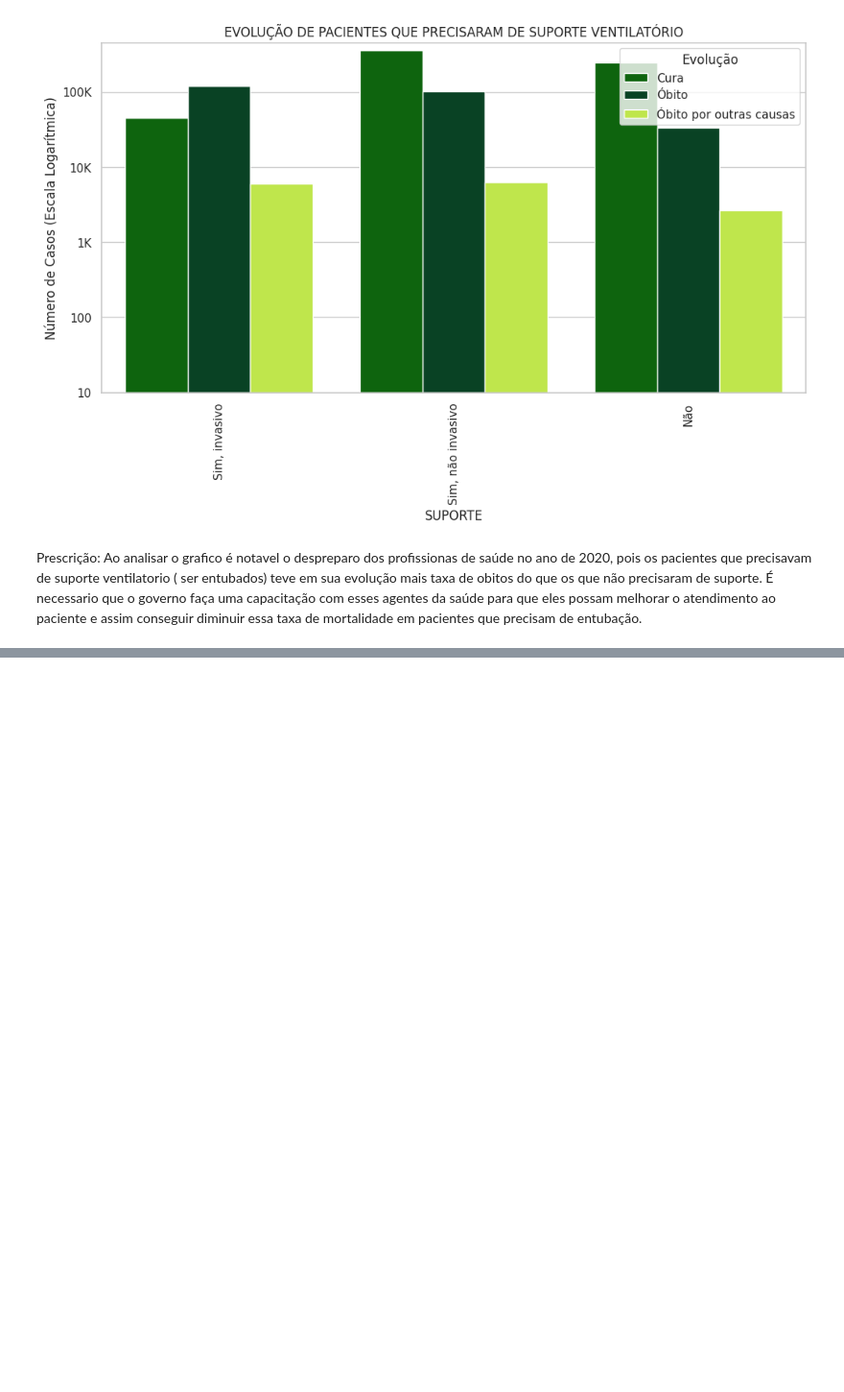
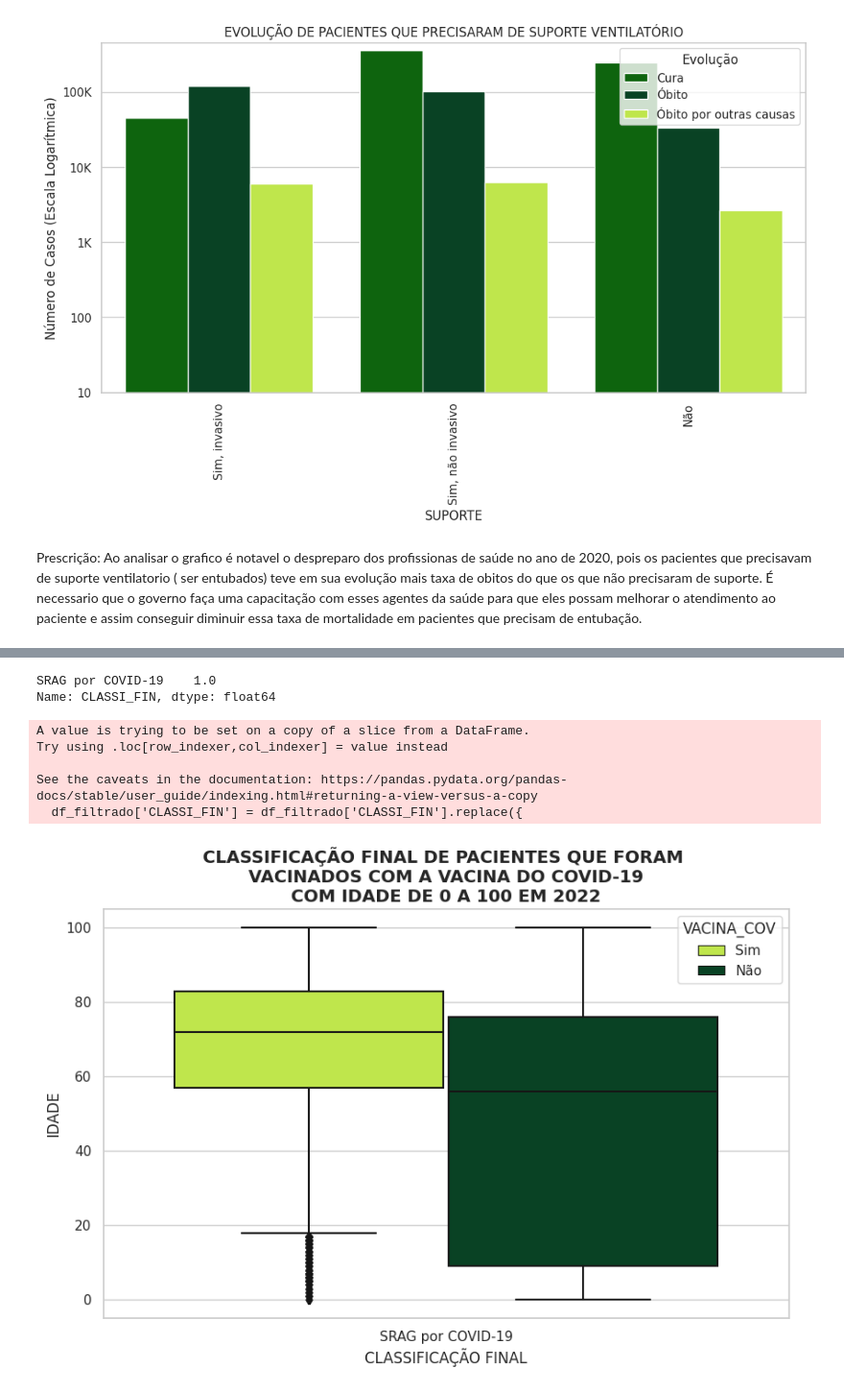
Before and after one commit to eloizalencar/ICD, a Jupyter notebook: MONITORAMENTODESR(trabalho1).ipynb, the cells around one changed output, grey strips where cells are left out. Shown at 96% size. Drawn from its saved outputs; the diff is of its cells as text; code cells hidden in the pictures; blank space fills up the shorter version.

```diff
--- a/MONITORAMENTODESR(trabalho1).ipynb
+++ b/MONITORAMENTODESR(trabalho1).ipynb
@@ -1016,0 +1007,64 @@ df.info()
+# %%
+df = df[df["CLASSI_FIN"] ==5]
+# %%
+
+df = df[df["VACINA_COV"]!=9]
+# %%
+df['VACINA_COV'] = df['VACINA_COV'].map({1:"Sim", 2: "Não"})
+
+
+df_temp = df['CLASSI_FIN'].value_counts(normalize=True)
+df_temp.index = df_temp.index.map({
+1: "SRAG por influenza",
+    2: "SRAG por outro vírus respiratório",
+    3: "SRAG por outro agente etiológico",
+    4: "SRAG não especificado",
+    5: "SRAG por COVID-19"
+})
+df_temp
+# %% [output]
+SRAG por COVID-19    1.0
+Name: CLASSI_FIN, dtype: float64
+# %%
+import seaborn as sns
+import matplotlib.pyplot as plt
+
+# Definir os limites de idade para filtragem
+idade_min = 0
+idade_max = 100
+
+# Filtrar o DataFrame com base no intervalo de idade
+df_filtrado = df[(df['NU_IDADE_N'] >= idade_min) & (df['NU_IDADE_N'] <= idade_max)]
+
+# Substituir os valores na coluna 'CLASSI_FIN' pelo mapeamento desejado
+df_filtrado['CLASSI_FIN'] = df_filtrado['CLASSI_FIN'].replace({
+    1: "SRAG por influenza",
+    2: "SRAG por outro vírus respiratório",
+    3: "SRAG por outro agente etiológico",
+    4: "SRAG não especificado",
+    5: "SRAG por COVID-19"
+})
+
+# Configurar o estilo e a paleta de cores do Seaborn
+sns.set_theme(style="whitegrid", palette="muted")
+colors = ["#ccff33", '#004b23', '#008000']
+
+# Plotar o gráfico de boxplot usando as colunas filtradas
+plt.figure(figsize=(10, 6))
+sns.boxplot(x="CLASSI_FIN", y="NU_IDADE_N", hue="VACINA_COV", data=df_filtrado, palette=colors)
+
+# Personalizar o gráfico
+plt.ylabel("IDADE")
+plt.xlabel("CLASSIFICAÇÃO FINAL")
+plt.title("CLASSIFICAÇÃO FINAL DE PACIENTES QUE FORAM \n VACINADOS COM A VACINA DO COVID-19 \n COM IDADE DE 0 A 100 EM 2022 ", fontweight="bold", fontsize=14)
+plt.xticks(rotation=0)
+
+# Mostrar o gráfico
+plt.show()
+# %% [output]
+A value is trying to be set on a copy of a slice from a DataFrame.
+Try using .loc[row_indexer,col_indexer] = value instead
+
+See the caveats in the documentation: https://pandas.pydata.org/pandas-docs/stable/user_guide/indexing.html#returning-a-view-versus-a-copy
+  df_filtrado['CLASSI_FIN'] = df_filtrado['CLASSI_FIN'].replace({
+[figure, added]
```
Also changed, not shown: parts of 9 cells of this notebook.
